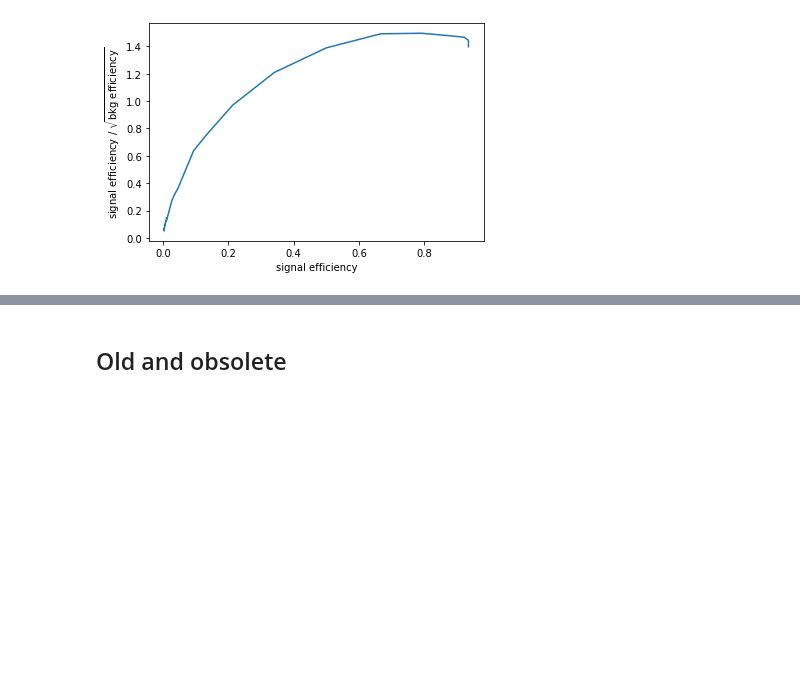
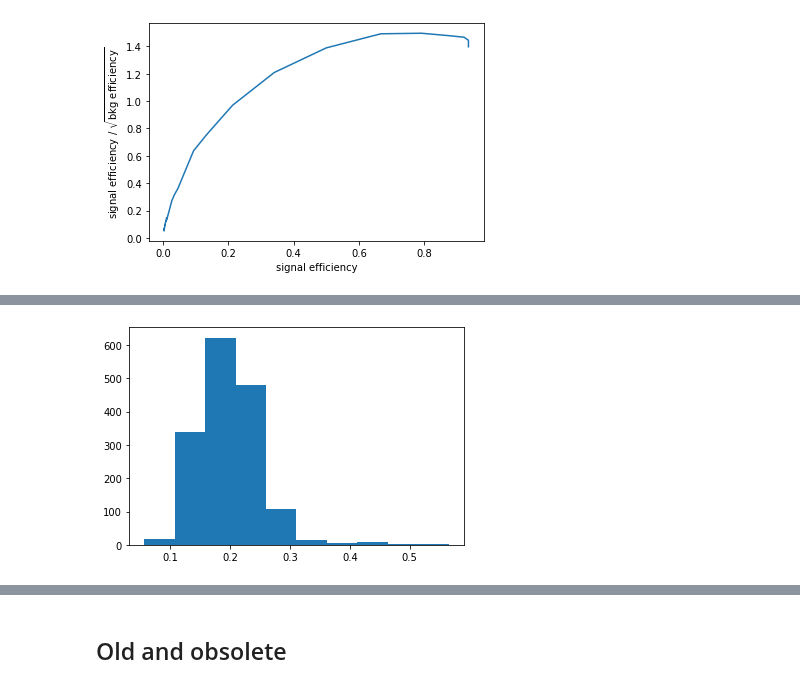
Before and after one commit to matteoettam09/i-flow, a Jupyter notebook: DensityEstimation/RnD_dataset.ipynb, the cells around one changed output, grey strips where cells are left out. Cells and saved outputs as stored; diff of their text form; code cells hidden in the pictures; blank space fills up the shorter version.

```diff
--- a/DensityEstimation/RnD_dataset.ipynb
+++ b/DensityEstimation/RnD_dataset.ipynb
@@ -686,0 +802,5 @@ plt.show()
+# %%
+plt.hist(data_sig.query('(sig_prob > .6)').diffm)
+plt.show()
+# %% [output]
+[figure, added]
```
Also changed, not shown: parts of 19 cells of this notebook.
